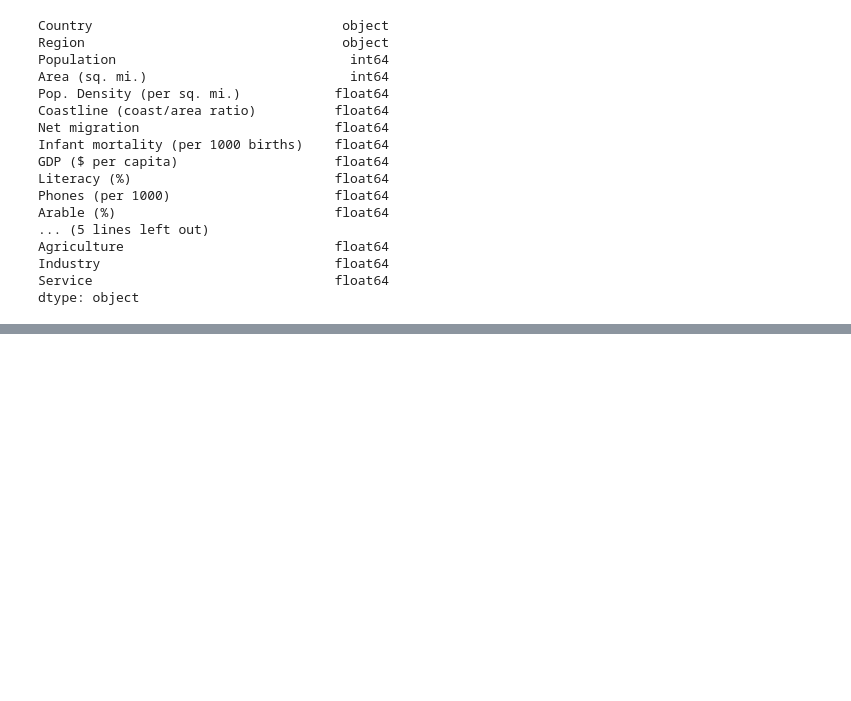
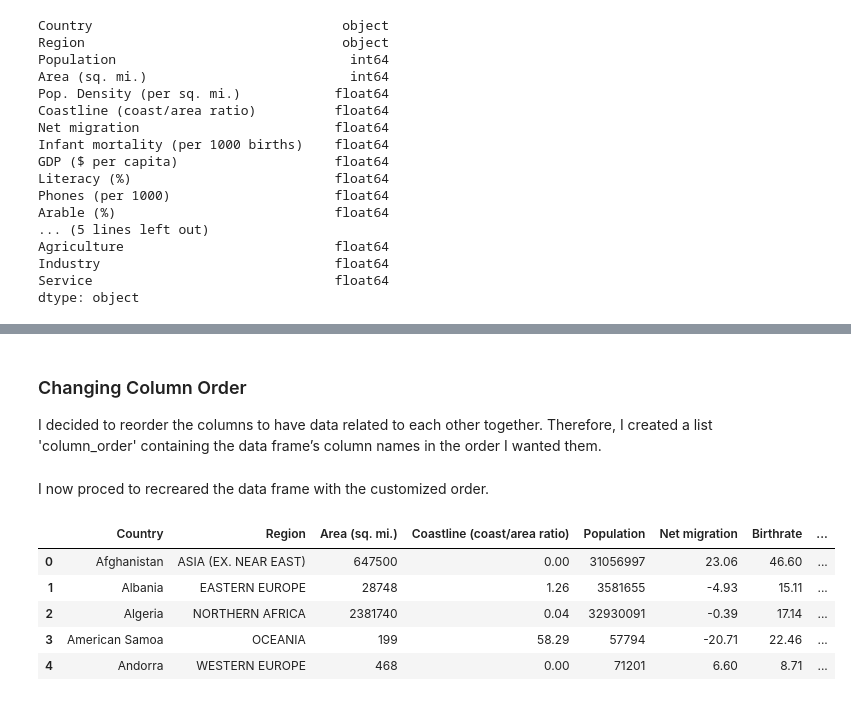
Before and after one commit to marisfont/madrid-oct-2018, a Jupyter notebook: module-1/pandas-project/your-code/data-wrangling.ipynb, the cells around one changed output, grey strips where cells are left out. Cells and saved outputs as stored; diff of their text form; code cells hidden in the pictures; blank space fills up the shorter version.

Commit message:
data wrangling pending binning numeric variables

```diff
--- a/module-1/pandas-project/your-code/data-wrangling.ipynb
+++ b/module-1/pandas-project/your-code/data-wrangling.ipynb
@@ -133,0 +160,2 @@ dtype: object
+# %%
+data = data.drop('Pop. Density (per sq. mi.)', axis=1)
@@ -133,0 +174,19 @@ dtype: object
+# %% [markdown]
+### Changing Column Order
+I decided to reorder the columns to have data related to each other together. Therefore, I created a list 'column_order' containing the data frame’s column names in the order I wanted them.
+# %%
+column_order = ['Country', 'Region', 'Area (sq. mi.)', 'Coastline (coast/area ratio)', 'Population', 'Net migration', 'Birthrate', 'Deathrate','Infant mortality (per 1000 births)',
+       'GDP ($ per capita)', 'Literacy (%)', 'Phones (per 1000)', 'Agriculture', 'Industry', 'Service', 'Climate', 'Arable (%)',
+       'Crops (%)', 'Other (%)']
+# %% [markdown]
+I now proced to recreared the data frame with the customized order.
+# %%
+data = data[column_order]
+data.head()
+# %% [output]
+|  | Country | Region | Area (sq. mi.) | Coastline (coast/area ratio) | Population | Net migration | Birthrate | ... |
+| 0 | Afghanistan | ASIA (EX. NEAR EAST) | 647500 | 0.00 | 31056997 | 23.06 | 46.60 | ... |
+| 1 | Albania | EASTERN EUROPE | 28748 | 1.26 | 3581655 | -4.93 | 15.11 | ... |
+| 2 | Algeria | NORTHERN AFRICA | 2381740 | 0.04 | 32930091 | -0.39 | 17.14 | ... |
+| 3 | American Samoa | OCEANIA | 199 | 58.29 | 57794 | -20.71 | 22.46 | ... |
+| 4 | Andorra | WESTERN EUROPE | 468 | 0.00 | 71201 | 6.60 | 8.71 | ... |
```
Also changed, not shown: parts of 29 cells of this notebook.
